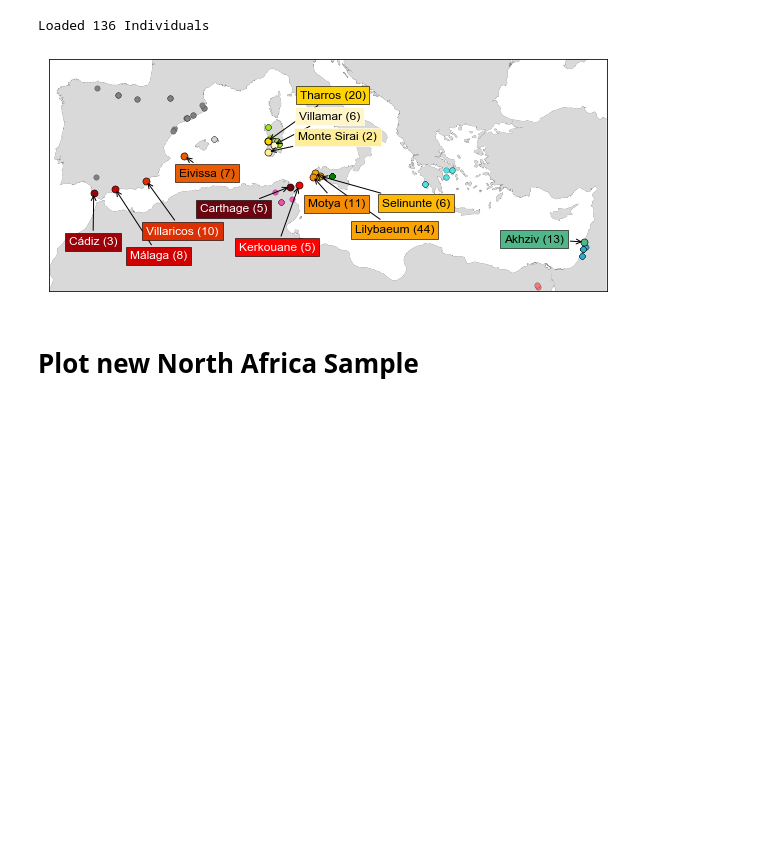
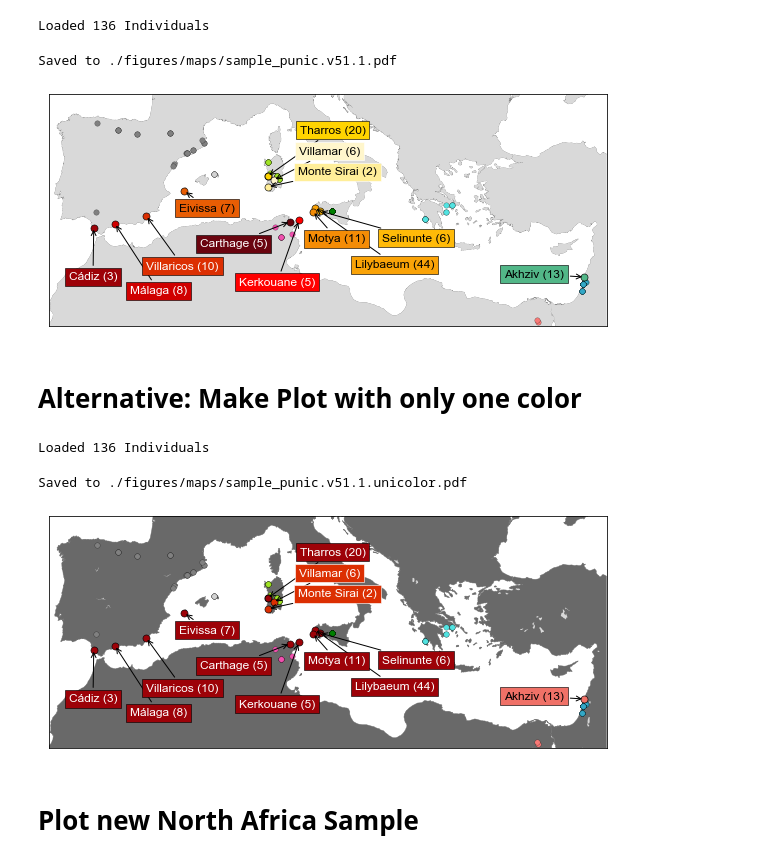
Before and after one commit to hringbauer/punic_aDNA, a Jupyter notebook: notebooks/plot_maps.ipynb, the cells around one changed output. Cells and saved outputs as stored; diff of their text form; code cells hidden in the pictures; blank space fills up the shorter version.

```diff
--- a/notebooks/plot_maps.ipynb
+++ b/notebooks/plot_maps.ipynb
@@ -156,10 +156,48 @@ ax = plt.gca()
 plot_map_ax(df=df, df_c= df_context,
             crs=[29.5, 45, -10, 37],
             fs_label=12, s_c=30, s=50, lw=1.0, lw_c=0.2,
-            savepath="") # ./figures/maps/ia_med.pdf
+            savepath="./figures/maps/sample_punic.v51.1.pdf") # ./figures/maps/ia_med.pdf
 plt.show()
 # %% [output]
+Saved to ./figures/maps/sample_punic.v51.1.pdf
 [figure]
+# %% [markdown]
+# Alternative: Make Plot with only one color
+# %%
+t = [["Tharros", 39.873496,  8.441024, 20, 32, 43, "new", "#9D0208", "white"],
+     ["Villamar", 39.618016, 8.958117, 6, 25, 26, "published", "#DC2F02", "white"],
+     ["Monte Sirai", 39.183931, 8.49329, 2, 30, 12, "published", "#DC2F02", "white"],
+     ["Málaga", 36.7222 , -4.4161, 8, 15, -70, "new", "#9D0208", "white"],
+     ["Cádiz", 36.46084 , -6.20556, 3, -25, -52, "new", "#9D0208", "white"],
+     ["Villaricos", 37.247, -1.7768, 10, 0, -53, "new", "#9D0208", "white"],
+     ["Eivissa", 38.90722 , 1.42944, 7, -5, -20, "new", "#9D0208", "white"],
+     ["Lilybaeum", 37.8000 , 12.4300,  44, 40, -60, "new", "#9D0208", "white"],
+     ["Motya", 37.5353 , 12.2637, 11, -5, -30, "new", "#9D0208", "white"],
+     ["Selinunte", 37.5850 , 12.8250, 6, 62, -30, "new", "#9D0208", "white"],
+     ["Akhziv", 33.049441, 35.10245, 13, -80, 0, "new", "#f07167", "k"],
+     ["Carthage", 36.8696, 10.33536, 5, -90, -25, "new", "#9D0208", "white"],
+     ["Kerkouane", 36.96021373752745, 11.080827687769771, 5, -60, -65, "new", "#9D0208", "white"]
+    ]
+
+df = pd.DataFrame(t)
+df.columns = ["loc", "lat", "lon", "n_ia", "x", "y", "stat", "c", "c_txt"]
+#df.to_csv("./output/tables/target.v45.1.tsv")
+
+df_context = pd.read_csv("./output/tables/reference_samples_plot.v51.1.tsv", sep="\t")
+print(f"Loaded {len(df_context)} Individuals")
+# %% [output]
+Loaded 136 Individuals
+# %%
+plt.figure(figsize=(10,5))
+ax = plt.gca()
+plot_map_ax(df=df, df_c= df_context, col_cont = "dimgray",
+            crs=[29.5, 45, -10, 37],
+            fs_label=12, s_c=30, s=50, lw=1.0, lw_c=0.2,
+            savepath="./figures/maps/sample_punic.v51.1.unicolor.pdf") #
+plt.show()
+# %% [output]
+Saved to ./figures/maps/sample_punic.v51.1.unicolor.pdf
+[figure, added]
 # %% [markdown]
 # Plot new North Africa Sample
 # %%
```
Also changed, not shown: parts of 2 cells of this notebook, 3 other files.
